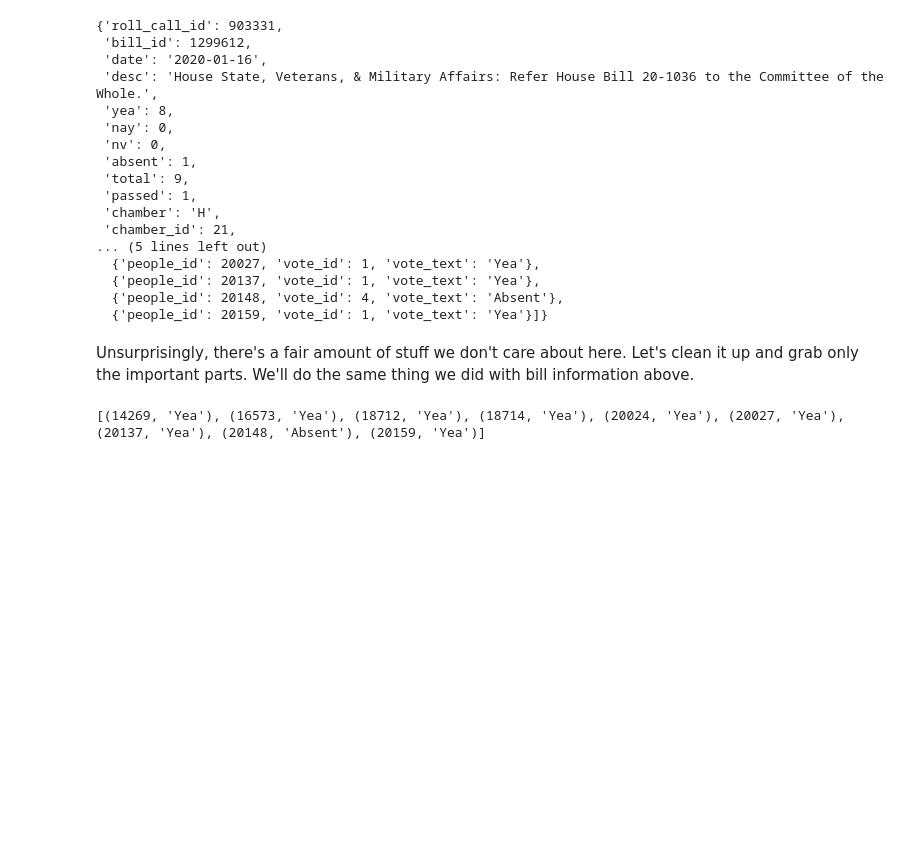
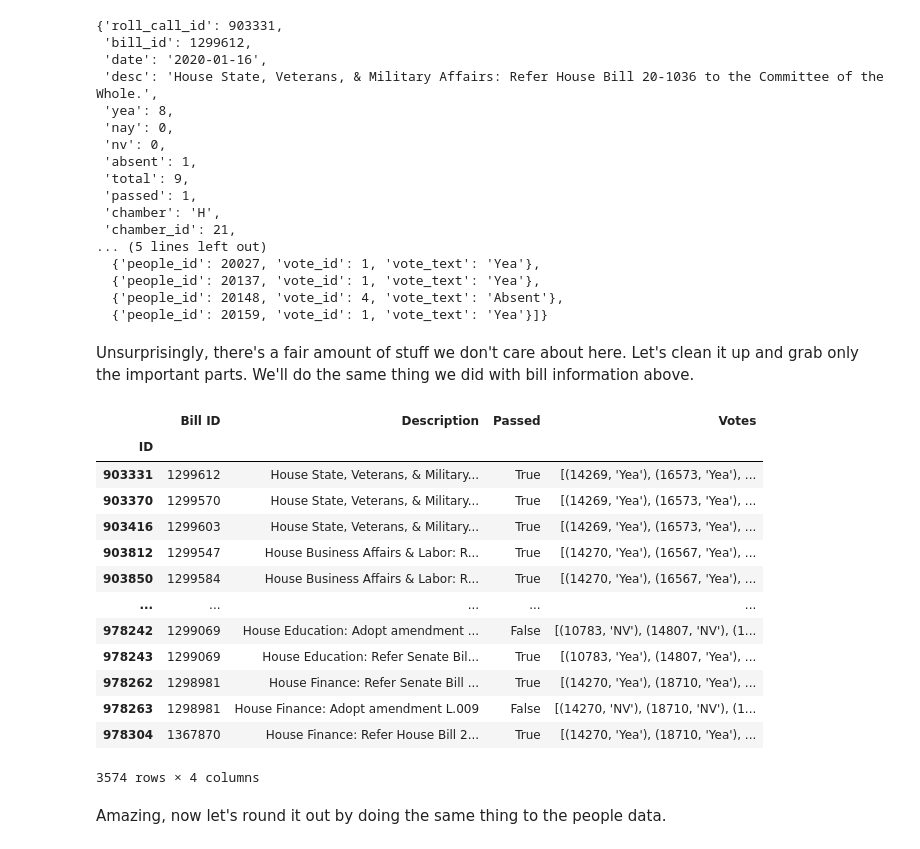
Before and after one commit to silas-wunder/LegiScan, a Jupyter notebook: basic_analysis.ipynb, the cells around one changed output. Cells and saved outputs as stored; diff of their text form; code cells hidden in the pictures; blank space fills up the shorter version.

Commit message:
added people parsing

```diff
--- a/basic_analysis.ipynb
+++ b/basic_analysis.ipynb
@@ -192,12 +192,40 @@ Unsurprisingly, there's a fair amount of stuff we don't care about here. Let's c
 # %%
 vote_list = []
 for vote in votes:
-    bill_vote_id = vote['roll_call']['bill_id']
-    vote_desc = vote['roll_call']['desc']
-    vote_passed = bool(vote['roll_call']['passed'])
+    vote_id = vote["roll_call"]["roll_call_id"]
+    bill_vote_id = vote["roll_call"]["bill_id"]
+    vote_desc = vote["roll_call"]["desc"]
+    vote_passed = bool(vote["roll_call"]["passed"])
     actual_votes = []
-    for v in vote['roll_call']['votes']:
-        actual_votes.append((v['people_id'], v['vote_text']))
-    vote_list.append({"Bill ID": bill_vote_id, "Description": vote_desc, "Passed": vote_passed, "Votes": f"{actual_votes}"})
+    for v in vote["roll_call"]["votes"]:
+        actual_votes.append((v["people_id"], v["vote_text"]))
+    vote_list.append(
+        {
+            "ID": vote_id,
+            "Bill ID": bill_vote_id,
+            "Description": vote_desc,
+            "Passed": vote_passed,
+            "Votes": f"{actual_votes}",
+        }
+    )
-# %% [output]
-[(14269, 'Yea'), (16573, 'Yea'), (18712, 'Yea'), (18714, 'Yea'), (20024, 'Yea'), (20027, 'Yea'), (20137, 'Yea'), (20148, 'Absent'), (20159, 'Yea')]
+# %%
+vote_df = pd.DataFrame.from_records(vote_list)
+vote_df.set_index("ID", inplace=True)
+vote_df
+# %% [output]
+|  | Bill ID | Description | Passed | Votes |
+| ID |  |  |  |  |
+| 903331 | 1299612 | House State, Veterans, & Military... | True | [(14269, 'Yea'), (16573, 'Yea'), ... |
+| 903370 | 1299570 | House State, Veterans, & Military... | True | [(14269, 'Yea'), (16573, 'Yea'), ... |
+| 903416 | 1299603 | House State, Veterans, & Military... | True | [(14269, 'Yea'), (16573, 'Yea'), ... |
+| 903812 | 1299547 | House Business Affairs & Labor: R... | True | [(14270, 'Yea'), (16567, 'Yea'), ... |
+| 903850 | 1299584 | House Business Affairs & Labor: R... | True | [(14270, 'Yea'), (16567, 'Yea'), ... |
+| ... | ... | ... | ... | ... |
+| 978242 | 1299069 | House Education: Adopt amendment ... | False | [(10783, 'NV'), (14807, 'NV'), (1... |
+| 978243 | 1299069 | House Education: Refer Senate Bil... | True | [(10783, 'Yea'), (14807, 'Yea'), ... |
+| 978262 | 1298981 | House Finance: Refer Senate Bill ... | True | [(14270, 'Yea'), (18710, 'Yea'), ... |
+| 978263 | 1298981 | House Finance: Adopt amendment L.009 | False | [(14270, 'NV'), (18710, 'NV'), (1... |
+| 978304 | 1367870 | House Finance: Refer House Bill 2... | True | [(14270, 'Yea'), (18710, 'Yea'), ... |
+3574 rows × 4 columns
+# %% [markdown]
+Amazing, now let's round it out by doing the same thing to the people data.
```
Also changed, not shown: parts of 6 cells of this notebook.
